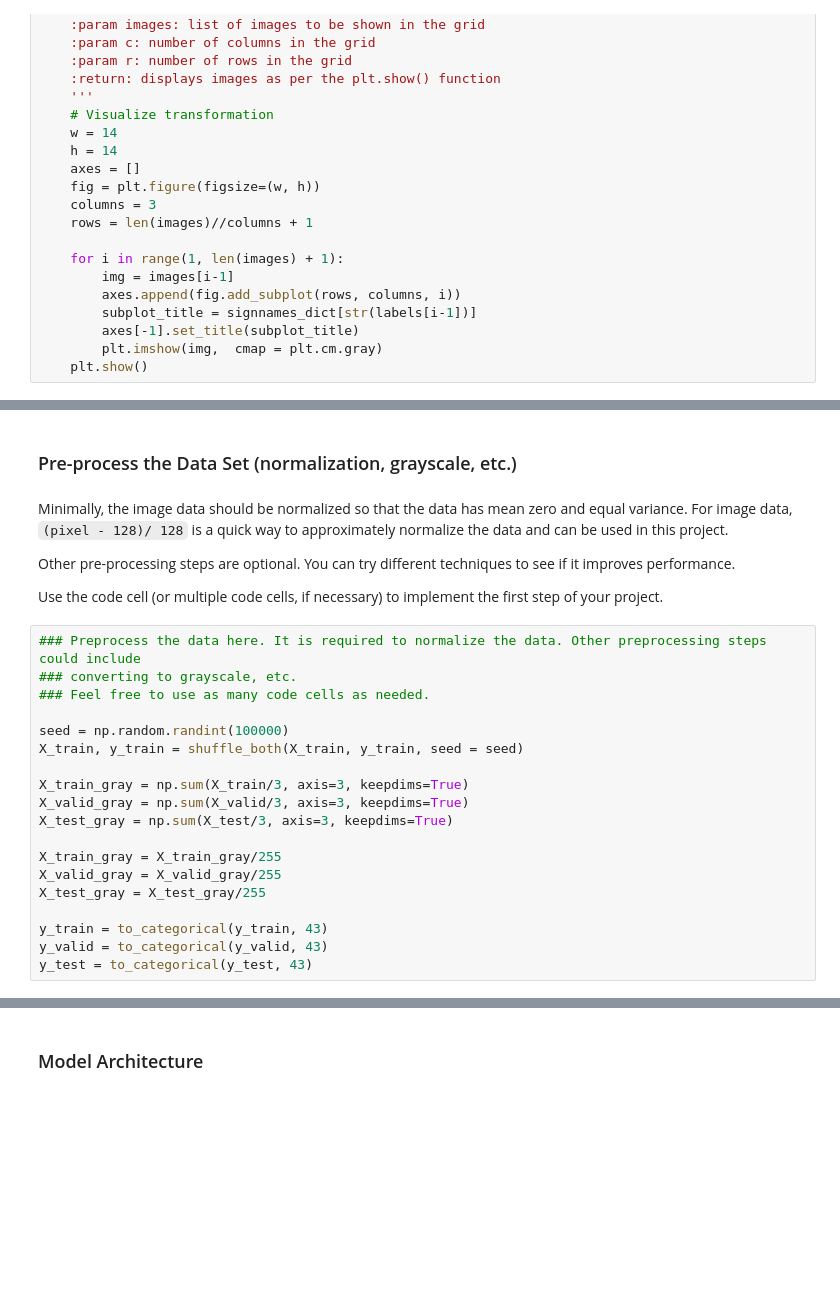
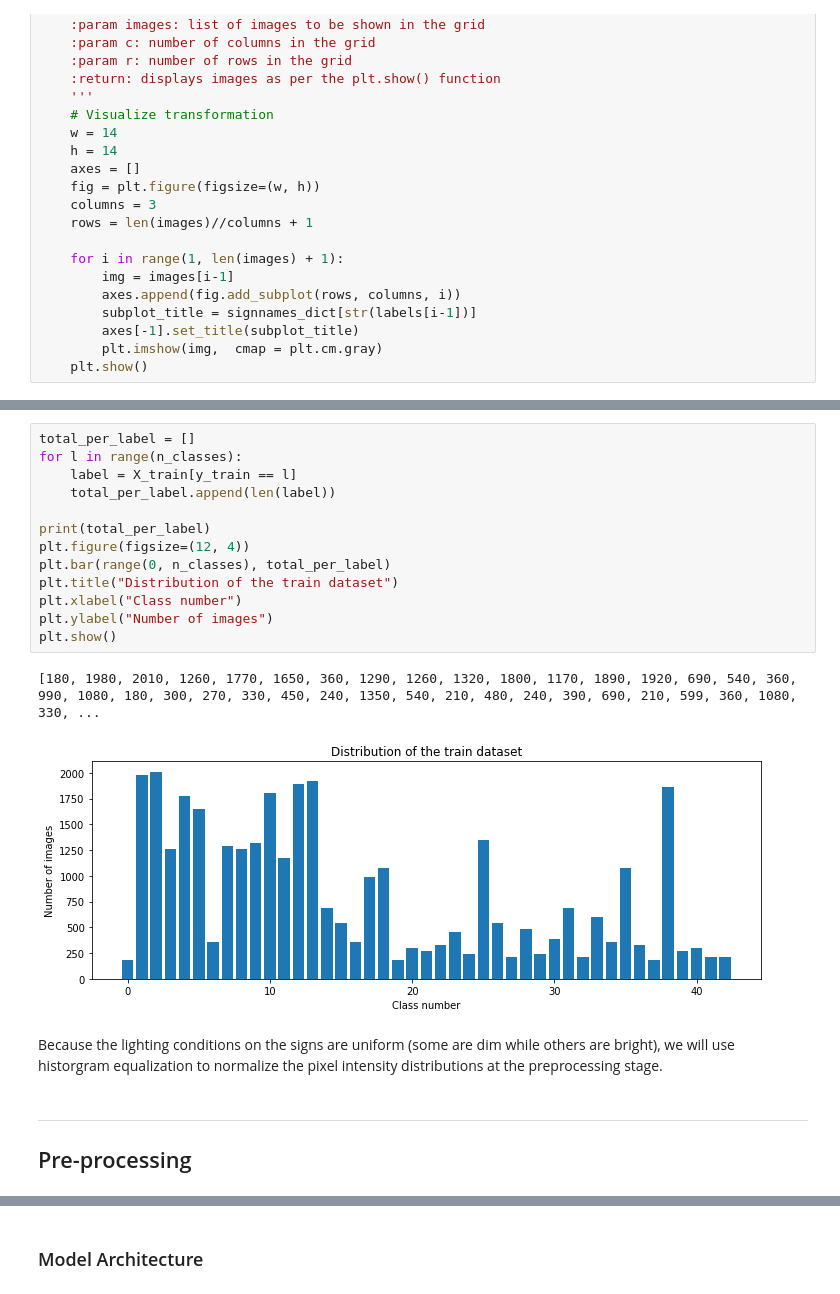
Before and after one commit to akaddoura/traffic-sign-classifier, a Jupyter notebook: Traffic_Sign_Classifier.ipynb, the cells around one changed output, grey strips where cells are left out. Drawn from its saved outputs; the diff is of its cells as text; blank space fills up the shorter version.

```diff
--- a/Traffic_Sign_Classifier.ipynb
+++ b/Traffic_Sign_Classifier.ipynb
@@ -206,27 +169,22 @@ Here is an example of a [published baseline model on this problem](http://yann.l
-# %% [markdown]
-### Pre-process the Data Set (normalization, grayscale, etc.)
-# %% [markdown]
-Minimally, the image data should be normalized so that the data has mean zero and equal variance. For image data, `(pixel - 128)/ 128` is a quick way to approximately normalize the data and can be used in this project.
-
-Other pre-processing steps are optional. You can try different techniques to see if it improves performance.
-
-Use the code cell (or multiple code cells, if necessary) to implement the first step of your project.
-# %%
-### Preprocess the data here. It is required to normalize the data. Other preprocessing steps could include
-### converting to grayscale, etc.
-### Feel free to use as many code cells as needed.
-
-seed = np.random.randint(100000)
-X_train, y_train = shuffle_both(X_train, y_train, seed = seed)
-
-X_train_gray = np.sum(X_train/3, axis=3, keepdims=True)
-X_valid_gray = np.sum(X_valid/3, axis=3, keepdims=True)
-X_test_gray = np.sum(X_test/3, axis=3, keepdims=True)
-
-X_train_gray = X_train_gray/255
-X_valid_gray = X_valid_gray/255
-X_test_gray = X_test_gray/255
-
-y_train = to_categorical(y_train, 43)
-y_valid = to_categorical(y_valid, 43)
-y_test = to_categorical(y_test, 43)
+# %%
+total_per_label = []
+for l in range(n_classes):
+    label = X_train[y_train == l]
+    total_per_label.append(len(label))
+
+print(total_per_label)
+plt.figure(figsize=(12, 4))
+plt.bar(range(0, n_classes), total_per_label)
+plt.title("Distribution of the train dataset")
+plt.xlabel("Class number")
+plt.ylabel("Number of images")
+plt.show()
+# %% [output]
+[180, 1980, 2010, 1260, 1770, 1650, 360, 1290, 1260, 1320, 1800, 1170, 1890, 1920, 690, 540, 360, 990, 1080, 180, 300, 270, 330, 450, 240, 1350, 540, 210, 480, 240, 390, 690, 210, 599, 360, 1080, 330, ...
+[figure, added]
+# %% [markdown]
+Because the lighting conditions on the signs are uniform (some are dim while others are bright), we will use historgram equalization to normalize the pixel intensity distributions at the preprocessing stage.
+# %% [markdown]
+----
+
+## Pre-processing
```
Also changed, not shown: parts of 50 cells of this notebook.
